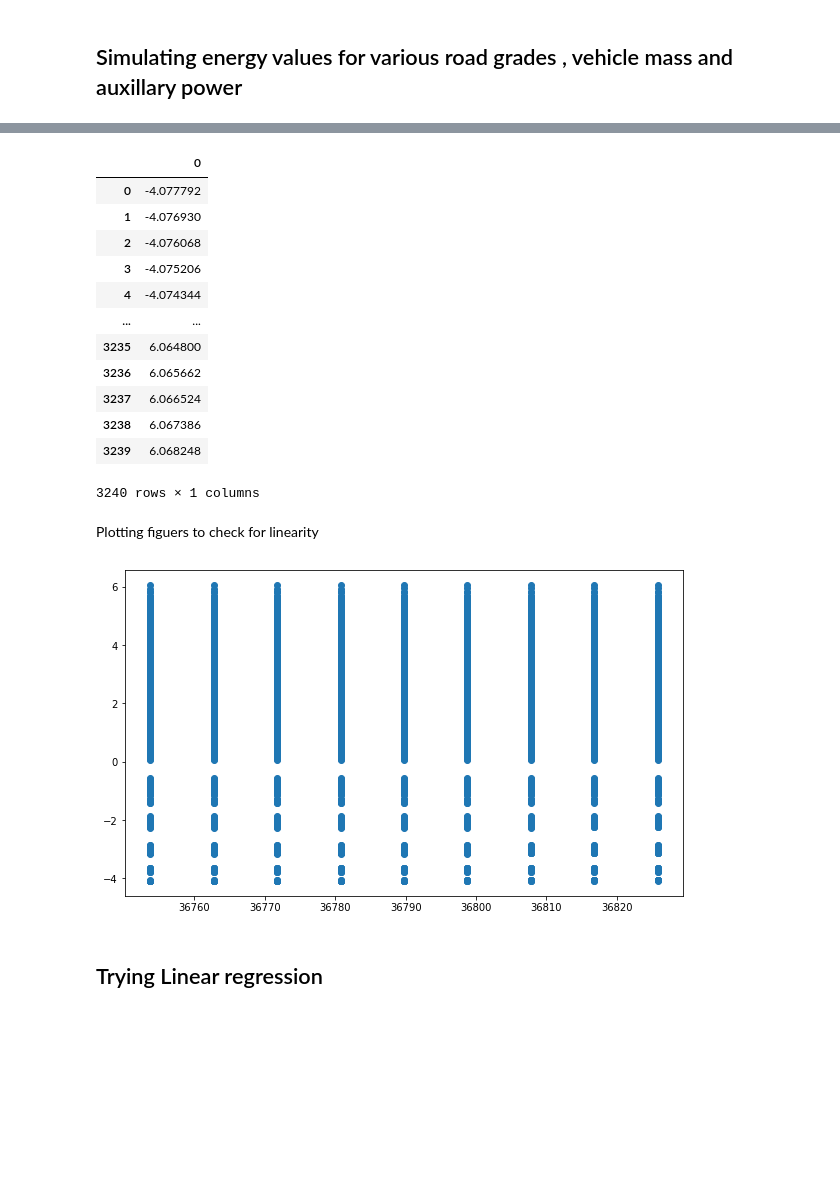
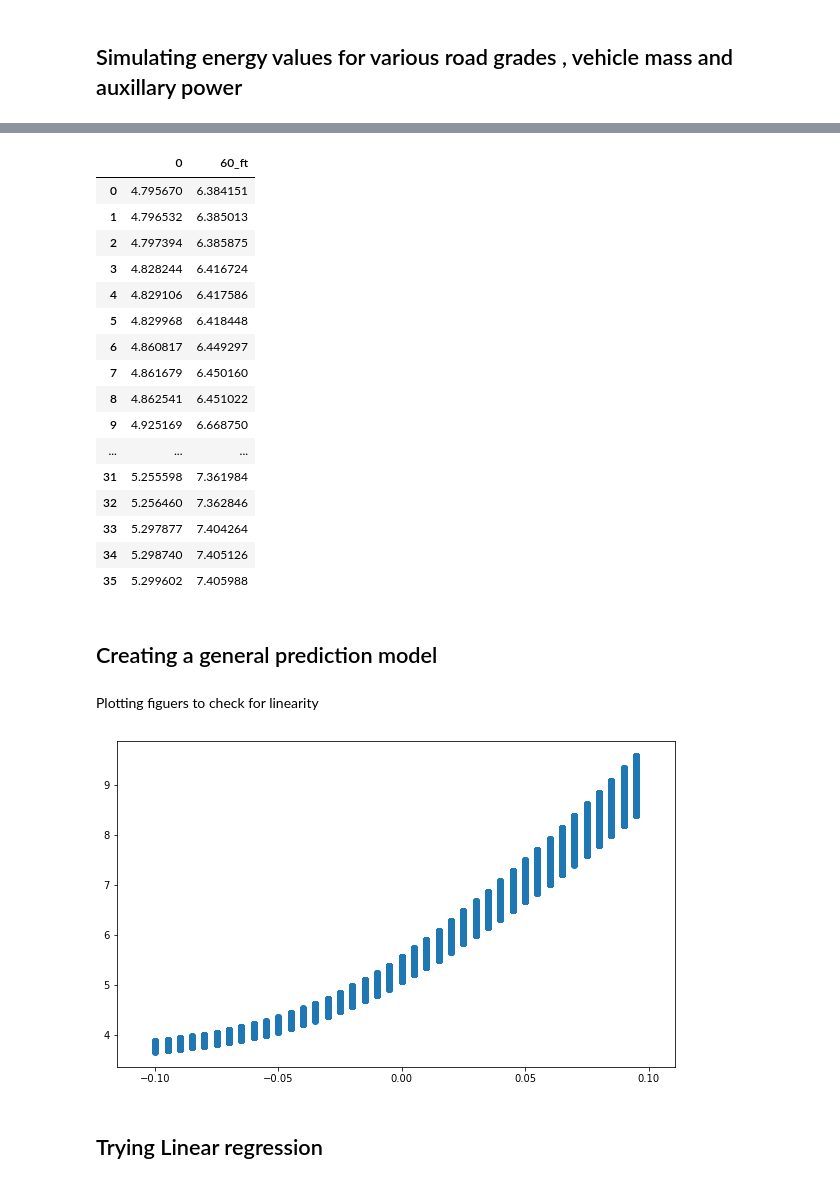
Before and after one commit to UpadhiV/evfleets, a Jupyter notebook: curve_fitting .ipynb, the cells around one changed output, grey strips where cells are left out. Saved outputs shown, nothing was run; the diff lists cells and outputs as text; code cells hidden in the pictures; blank space fills up the shorter version.

```diff
--- a/curve_fitting .ipynb
+++ b/curve_fitting .ipynb
@@ -76,12 +74,12 @@ trip_time
 
 #Define constants
 g=9.81 #m/s^2
-#m_bus=14000 #kg (empty)
+bus_wt= bus_lib.loc[bus_lib.index == 2,"empt_wt"].values[0] #kg (empty)
 m_pax=70 #kg
 C_rr=0.00697 #(without rain)
 #C_rr=0.00763 #(with rain)
 rho=1.2 #kg/m^3
-A=7.92 #m^2
+A=bus_lib.loc[bus_lib.index == 2,"front_area"].values[0] #m^2
 C_d=0.65
 #p_aux = np.arange(4000,10000,1000) #4000 # W (without HVAC)
 #p_auxi=12 #kW (with HVAC)
@@ -93,29 +91,29 @@ riders = [5*x for x in np.arange(0,9,1)]
 masses = []
 p_aux = []
 
-q_heat = 30000 #30kW
+#q_heat = 30000 #30kW
 p_auxx = 9000 #9 kW
 h_gain  =1.8 #W
 R_th = 0.0174 #K/W
-T_in = 18.9 #celcius
-T_out = -20
+T_in = 21 #celcius
+T_outside = [-20, -10,0, 10]
 C_p = 1.005 #KJ/KG.K
 rho = 1.2
 V_inf = 0
 V_hv = 1.13 #m^3/sec
 psi = 0.20 # 20%
+eta_cop = 2
 
 for rider in riders:
-    masses.append(14000+70*rider)
-    p_aux.append((q_heat - ((T_in-T_out)/R_th) - (rho*C_p*(T_in-T_out)*V_inf ) - (psi*V_hv* rho*C_p*(T_in-T_out)) + (h_gain*rider)+ p_auxx))
+    masses.append(bus_wt+m_pax*rider)
+    for T_out in T_outside:
+        p_aux.append(abs((((((T_in-T_out)/R_th) + (rho*C_p*(T_in-T_out)*V_inf ) + (psi*V_hv* rho*C_p*(T_in-T_out)) - (h_gain*rider))/eta_cop)+ p_auxx)/eta_bat))
 
 
-#generate a possible sampling distrbution to select data from ????
 grades = np.arange(-0.1,0.1,0.005)
-#masses = np.arange(14000, 15000,70)
 time  = 0.1 #0.1 sec
-p_max = 90000 #90kw
-e_bat = 215 #215 kwh
+p_max = bus_lib.loc[bus_lib.index == 2,"max_power"].values[0] #90kw
+e_bat = bus_lib.loc[bus_lib.index == 2,"battery_size"].values[0] #215 kwh
 data = np.empty((0,3))
 
 for grade in grades:
@@ -133,3 +131,5 @@ for grade in grades:
                 elif df["power"].loc[index] == 0.0:
                     df.loc[index, "denergy"] = (p_auxi*time/eta_bat)
             power = np.append(power, df.denergy.sum()/trip_length)
+
+ener_60 = np.array([i*2.7778e-7 for i in power])# convert to kwh/km
@@ -144,3 +181,4 @@ ener.to_sql("simu_data", con=engine, if_exists ="replace")
 # %%
 query = "SELECT * FROM simu_data"
-ener = pd.read_sql(query, engine)
+ener = pd.read_sql(query, engine).drop(columns = "index")
+ener["60_ft"] = ener_60
@@ -147,32 +201,40 @@ ener = pd.read_sql(query, engine)
+# %%
+ener = ener.rename(columns={'0': '30_ft'})
 # %%
-ener = ener.drop(columns = "index")
+ener["40_ft"] = ener
 ener
 # %% [output]
-|  | 0 |
-| 0 | -4.077792 |
-| 1 | -4.076930 |
-| 2 | -4.076068 |
-| 3 | -4.075206 |
-| 4 | -4.074344 |
-| ... | ... |
-| 3235 | 6.064800 |
-| 3236 | 6.065662 |
-| 3237 | 6.066524 |
-| 3238 | 6.067386 |
-| 3239 | 6.068248 |
+|  | 0 | 60_ft |
+| 0 | 4.795670 | 6.384151 |
+| 1 | 4.796532 | 6.385013 |
+| 2 | 4.797394 | 6.385875 |
+| 3 | 4.828244 | 6.416724 |
+| 4 | 4.829106 | 6.417586 |
+| 5 | 4.829968 | 6.418448 |
+| 6 | 4.860817 | 6.449297 |
+| 7 | 4.861679 | 6.450160 |
+| 8 | 4.862541 | 6.451022 |
+| 9 | 4.925169 | 6.668750 |
+| ... | ... | ... |
+| 31 | 5.255598 | 7.361984 |
+| 32 | 5.256460 | 7.362846 |
+| 33 | 5.297877 | 7.404264 |
+| 34 | 5.298740 | 7.405126 |
+| 35 | 5.299602 | 7.405988 |
-3240 rows × 1 columns
+# %% [markdown]
+## Creating a general prediction model
 # %% [markdown]
 Plotting figuers to check for linearity
 # %%
 
 plt.figure(figsize =(10, 6))
-plt.scatter((data[:,2]), ener)
+plt.scatter((data[:,0]), ener)
 
 
 #np.sin(np.arange(-1,1,0.01))
 plt.show()
 # %% [output]
-[figure, old version]
+[figure, new version]
 # %% [markdown]
 ## Trying Linear regression
 # %%
```
Also changed, not shown: parts of 12 cells of this notebook.
